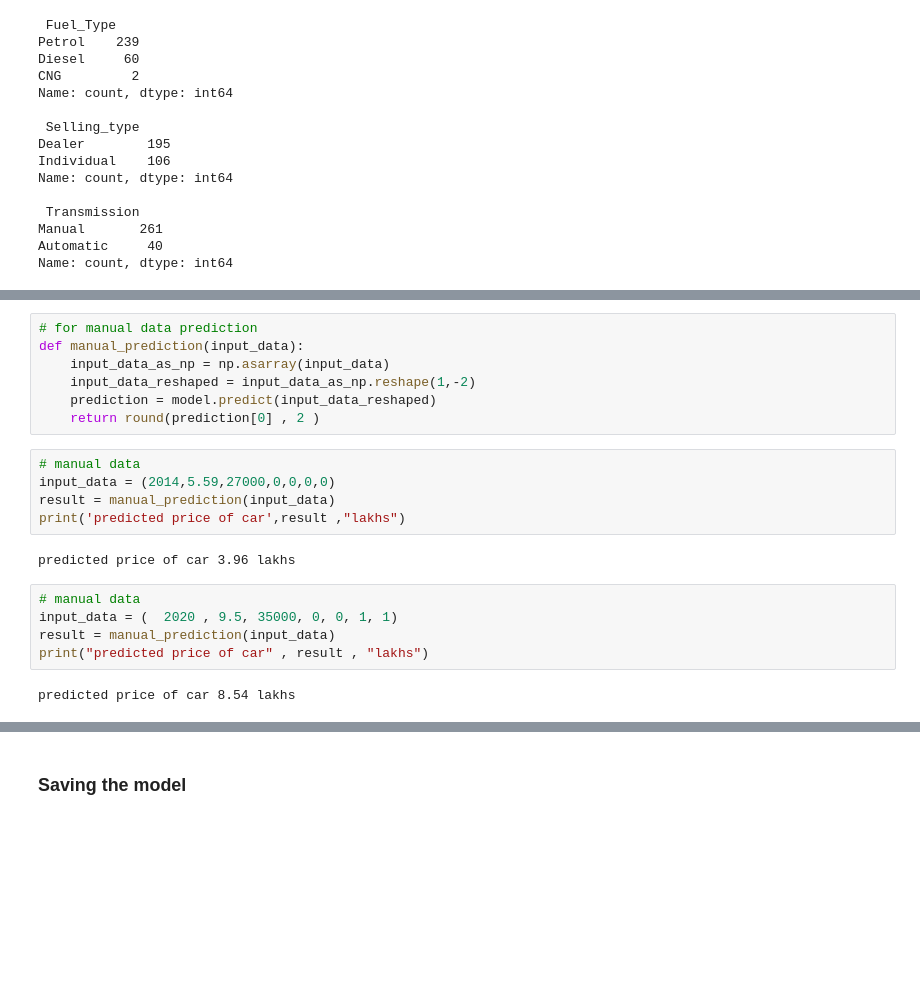
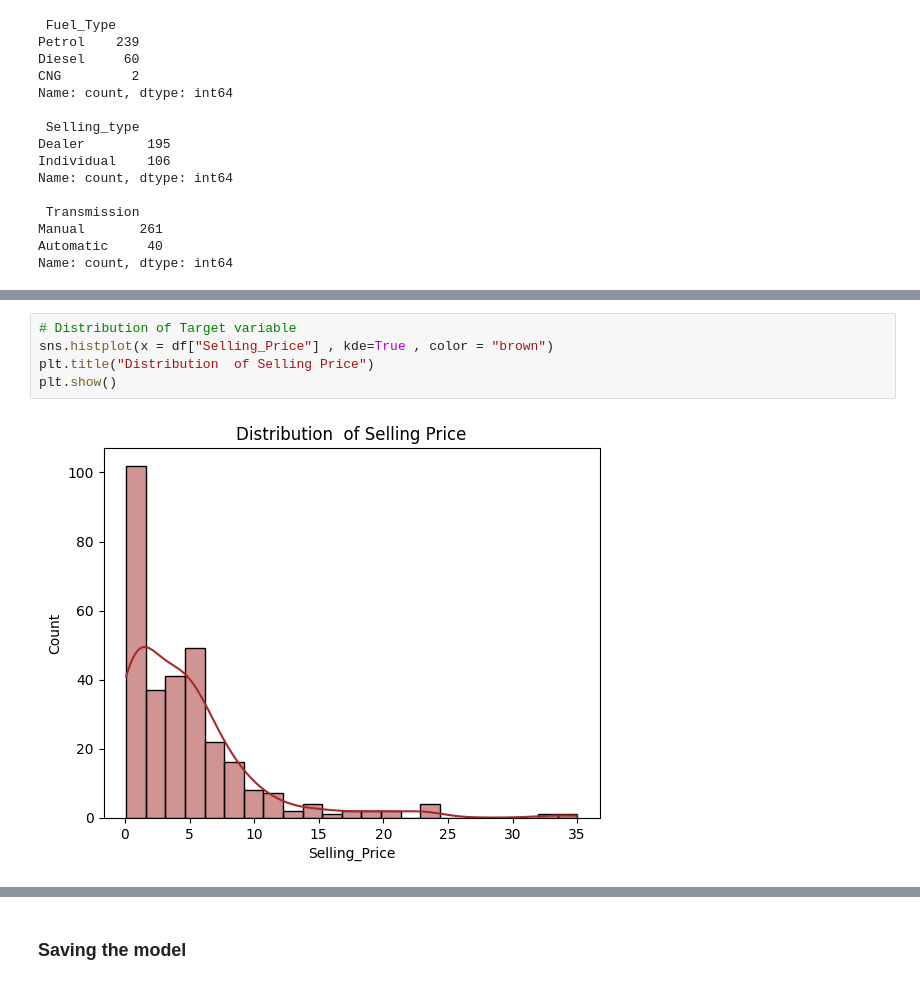
Before and after one commit to CodeByD3v/OIBSIP, a Jupyter notebook: Car Sales/car-sales-prediction.ipynb, the cells around one changed output, grey strips where cells are left out. Drawn from its saved outputs; the diff is of its cells as text; blank space fills up the shorter version.

Commit message:
Model

```diff
--- a/Car Sales/car-sales-prediction.ipynb
+++ b/Car Sales/car-sales-prediction.ipynb
@@ -226,21 +125,7 @@ plt.show()
-# %%
-# for manual data prediction
-def manual_prediction(input_data):
-    input_data_as_np = np.asarray(input_data)
-    input_data_reshaped = input_data_as_np.reshape(1,-2)
-    prediction = model.predict(input_data_reshaped)
-    return round(prediction[0] , 2 )
-# %%
-# manual data
-input_data = (2014,5.59,27000,0,0,0,0)
-result = manual_prediction(input_data)
-print('predicted price of car',result ,"lakhs")
-# %% [output]
-predicted price of car 3.96 lakhs
-# %%
-# manual data
-input_data = (  2020 , 9.5, 35000, 0, 0, 1, 1)
-result = manual_prediction(input_data)
-print("predicted price of car" , result , "lakhs")
-# %% [output]
-predicted price of car 8.54 lakhs
+# %%
+# Distribution of Target variable
+sns.histplot(x = df["Selling_Price"] , kde=True , color = "brown")
+plt.title("Distribution  of Selling Price")
+plt.show()
+# %% [output]
+[figure, added]
```
Also changed, not shown: parts of 44 cells of this notebook, 1 other file.
